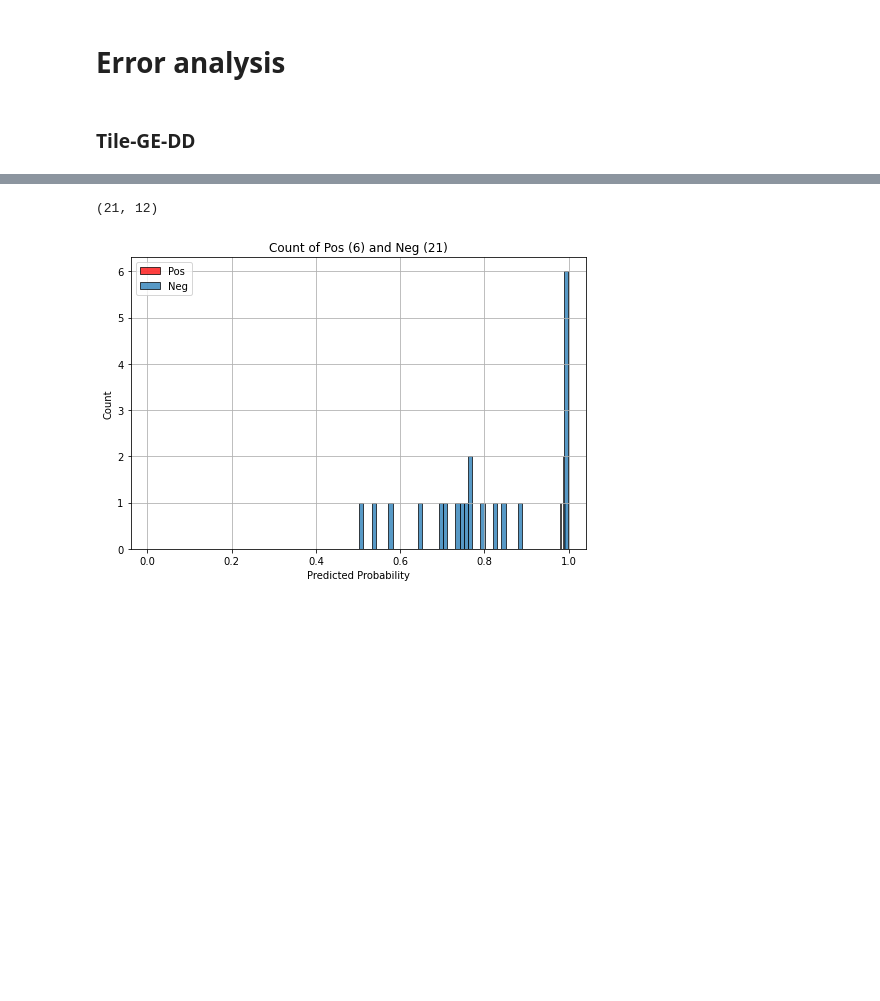
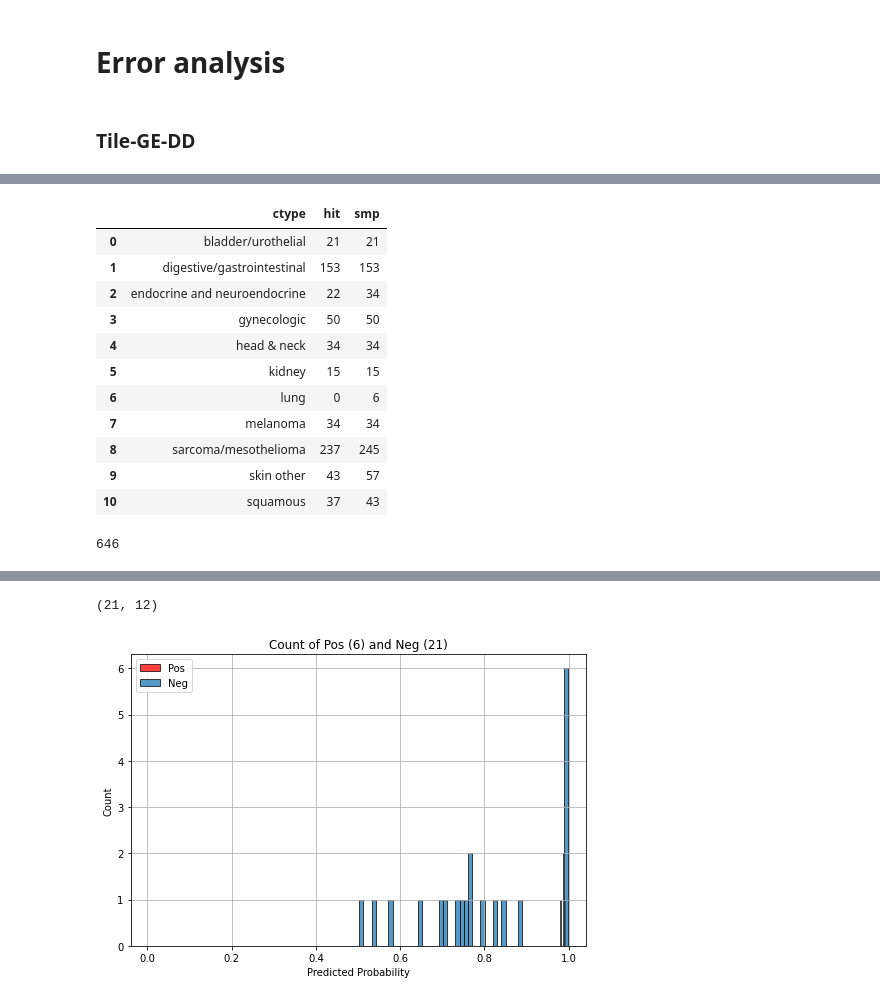
Before and after one commit to adpartin/pdx-histo, a Jupyter notebook: nbs/post-processing.ipynb, the cells around one changed output, grey strips where cells are left out. Saved outputs shown, nothing was run; the diff lists cells and outputs as text; code cells hidden in the pictures; blank space fills up the shorter version.

Commit message:
ctype gen

```diff
--- a/nbs/post-processing.ipynb
+++ b/nbs/post-processing.ipynb
@@ -650,0 +789,19 @@ mm_smp_preds.sort_values("smp")#[:4]
+# %%
+mm_smp_preds.groupby("ctype").agg({"hit": "sum", "smp": "nunique"}).reset_index()
+# %% [output]
+|  | ctype | hit | smp |
+| 0 | bladder/urothelial | 21 | 21 |
+| 1 | digestive/gastrointestinal | 153 | 153 |
+| 2 | endocrine and neuroendocrine | 22 | 34 |
+| 3 | gynecologic | 50 | 50 |
+| 4 | head & neck | 34 | 34 |
+| 5 | kidney | 15 | 15 |
+| 6 | lung | 0 | 6 |
+| 7 | melanoma | 34 | 34 |
+| 8 | sarcoma/mesothelioma | 237 | 245 |
+| 9 | skin other | 43 | 57 |
+| 10 | squamous | 37 | 43 |
+# %%
+df["hit"].sum()
+# %% [output]
+646
```
Also changed, not shown: parts of 32 cells of this notebook, 4 other files.
